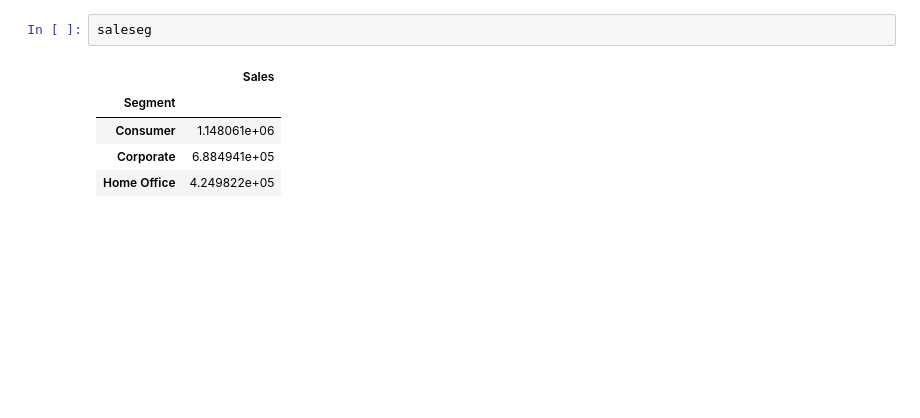
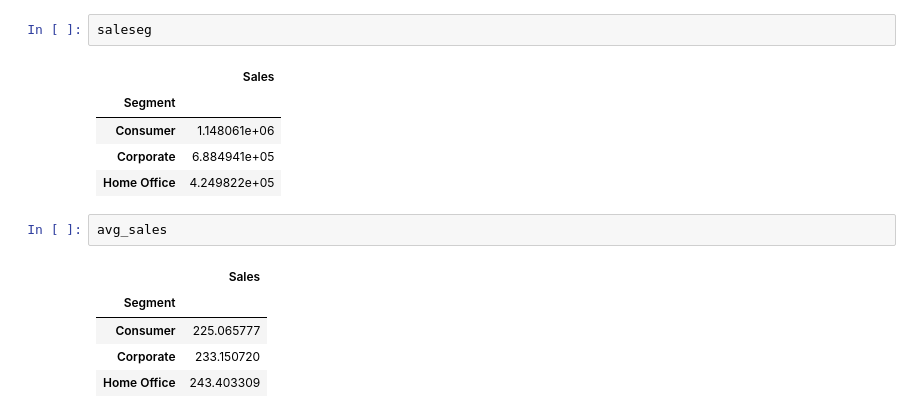
Before and after one commit to data301-2021-winter1/project-group18-project, a Jupyter notebook: notebooks/analysis1.ipynb, the cells around one changed output. Drawn from its saved outputs; the diff is of its cells as text; blank space fills up the shorter version.

```diff
--- a/notebooks/analysis1.ipynb
+++ b/notebooks/analysis1.ipynb
@@ -116,3 +122,11 @@ saleseg
 | Consumer | 1.148061e+06 |
 | Corporate | 6.884941e+05 |
 | Home Office | 4.249822e+05 |
+# %%
+avg_sales
+# %% [output]
+|  | Sales |
+| Segment |  |
+| Consumer | 225.065777 |
+| Corporate | 233.150720 |
+| Home Office | 243.403309 |
```
Also changed, not shown: parts of 31 cells of this notebook, 1 other file.
